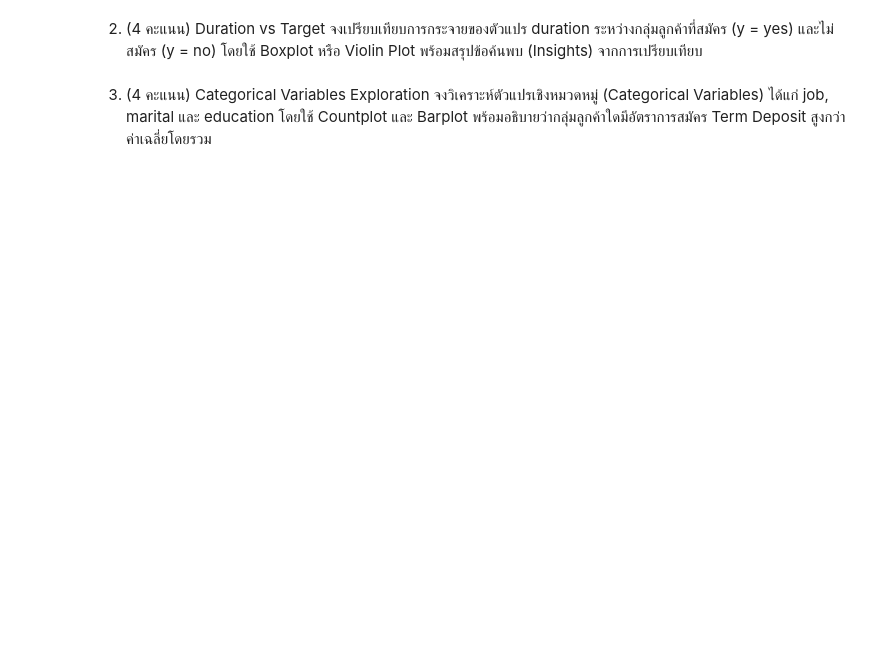
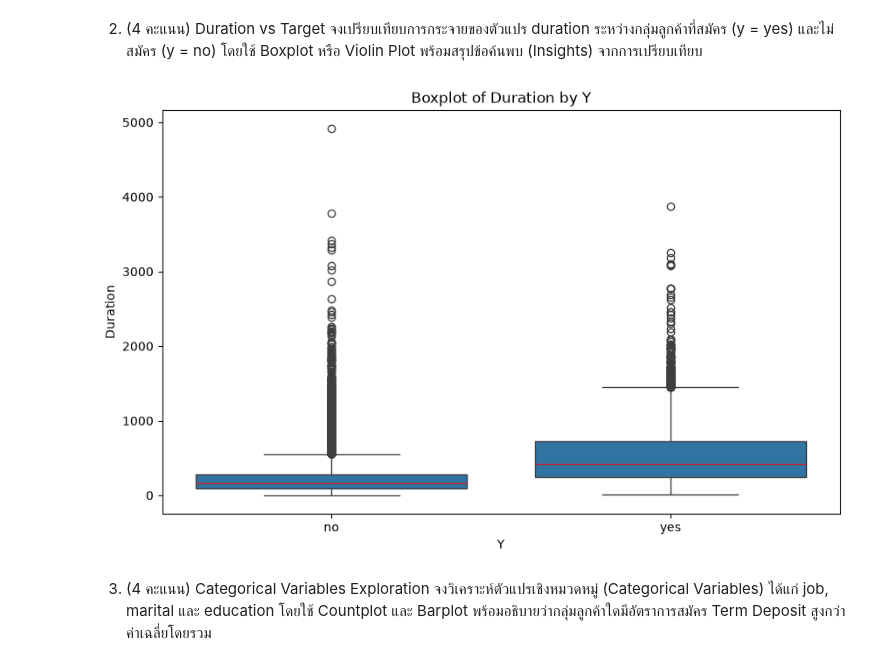
Before and after one commit to TKishioru/DPU.DT, a Jupyter notebook: DT514 วิทยาการข้อมูลและการวิเคราะห์ข้อมูลขนาดใหญ่/Midterm/anwser.ipynb, the cells around one changed output. Saved outputs shown, nothing was run; the diff lists cells and outputs as text; code cells hidden in the pictures; blank space fills up the shorter version.

```diff
--- a/DT514 วิทยาการข้อมูลและการวิเคราะห์ข้อมูลขนาดใหญ่/Midterm/anwser.ipynb
+++ b/DT514 วิทยาการข้อมูลและการวิเคราะห์ข้อมูลขนาดใหญ่/Midterm/anwser.ipynb
@@ -6,6 +98,16 @@
 # %% [markdown]
 2. (4 คะแนน) Duration vs Target
 จงเปรียบเทียบการกระจายของตัวแปร duration ระหว่างกลุ่มลูกค้าที่สมัคร (y = yes) และไม่สมัคร (y = no) โดยใช้ Boxplot หรือ Violin Plot พร้อมสรุปข้อค้นพบ (Insights) จากการเปรียบเทียบ
+# %%
+# create Boxplot of duration by y
+plt.figure(figsize=(10, 6))
+sns.boxplot(data=data_full, x='y', y='duration', medianprops=dict(color="red", alpha=0.7))
+plt.title('Boxplot of Duration by Y')
+plt.xlabel('Y')
+plt.ylabel('Duration')
+plt.show()
+# %% [output]
+[figure, added]
 # %% [markdown]
 3. (4 คะแนน) Categorical Variables Exploration
 จงวิเคราะห์ตัวแปรเชิงหมวดหมู่ (Categorical Variables) ได้แก่ job, marital และ education โดยใช้ Countplot และ Barplot พร้อมอธิบายว่ากลุ่มลูกค้าใดมีอัตราการสมัคร Term Deposit สูงกว่าค่าเฉลี่ยโดยรวม
```
Also changed, not shown: parts of 29 cells of this notebook, 13 other files.
